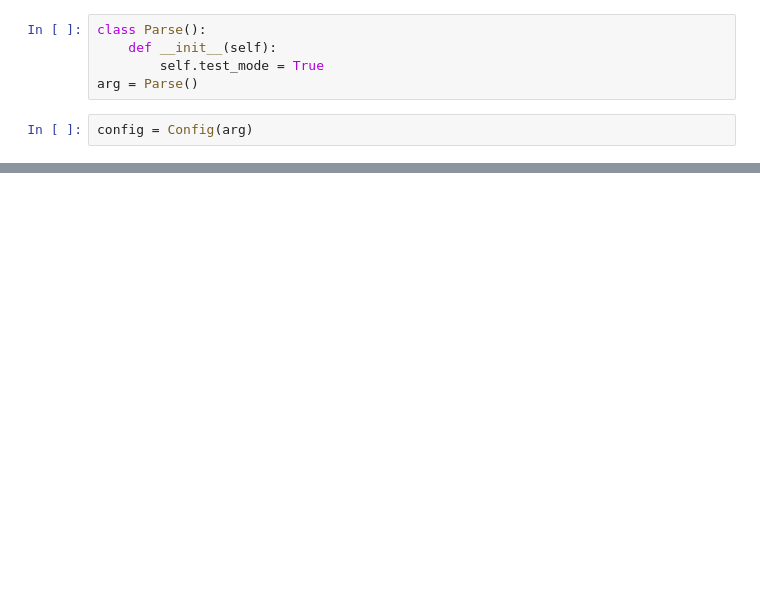
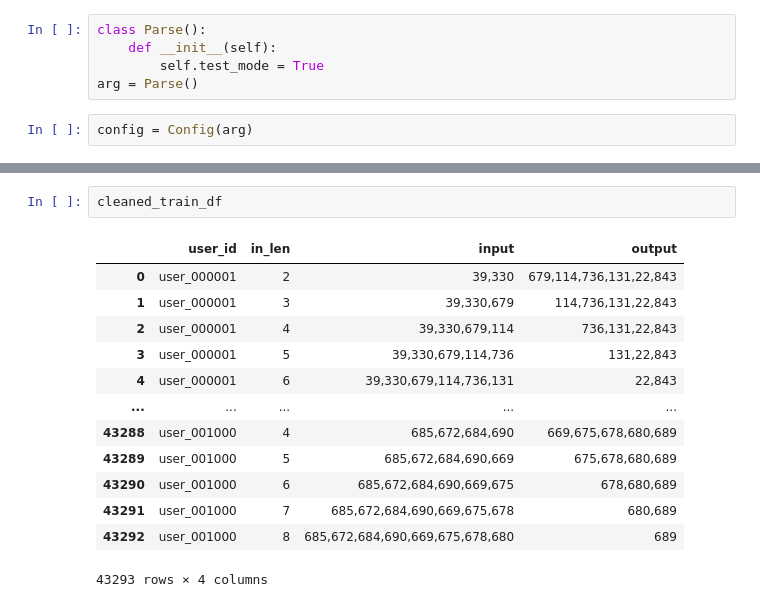
Before and after one commit to Mehrazin/Music-Recommendation, a Jupyter notebook: prototype.ipynb, the cells around one changed output, grey strips where cells are left out. Saved outputs shown, nothing was run; the diff lists cells and outputs as text; blank space fills up the shorter version.

```diff
--- a/prototype.ipynb
+++ b/prototype.ipynb
@@ -95,0 +127,16 @@ with open(path, 'wb') as f:
+# %%
+cleaned_train_df
+# %% [output]
+|  | user_id | in_len | input | output |
+| 0 | user_000001 | 2 | 39,330 | 679,114,736,131,22,843 |
+| 1 | user_000001 | 3 | 39,330,679 | 114,736,131,22,843 |
+| 2 | user_000001 | 4 | 39,330,679,114 | 736,131,22,843 |
+| 3 | user_000001 | 5 | 39,330,679,114,736 | 131,22,843 |
+| 4 | user_000001 | 6 | 39,330,679,114,736,131 | 22,843 |
+| ... | ... | ... | ... | ... |
+| 43288 | user_001000 | 4 | 685,672,684,690 | 669,675,678,680,689 |
+| 43289 | user_001000 | 5 | 685,672,684,690,669 | 675,678,680,689 |
+| 43290 | user_001000 | 6 | 685,672,684,690,669,675 | 678,680,689 |
+| 43291 | user_001000 | 7 | 685,672,684,690,669,675,678 | 680,689 |
+| 43292 | user_001000 | 8 | 685,672,684,690,669,675,678,680 | 689 |
+43293 rows × 4 columns
```
Also changed, not shown: parts of 28 cells of this notebook, 3 other files.
